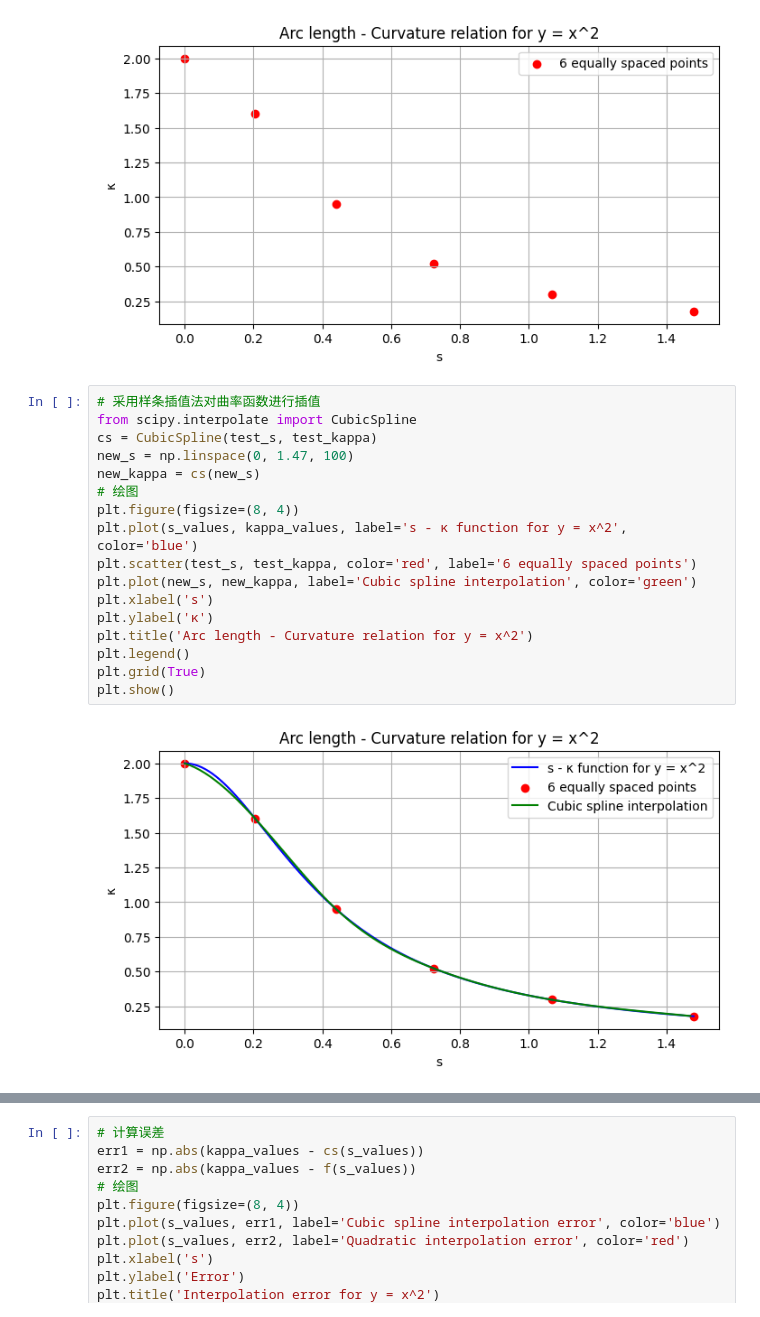
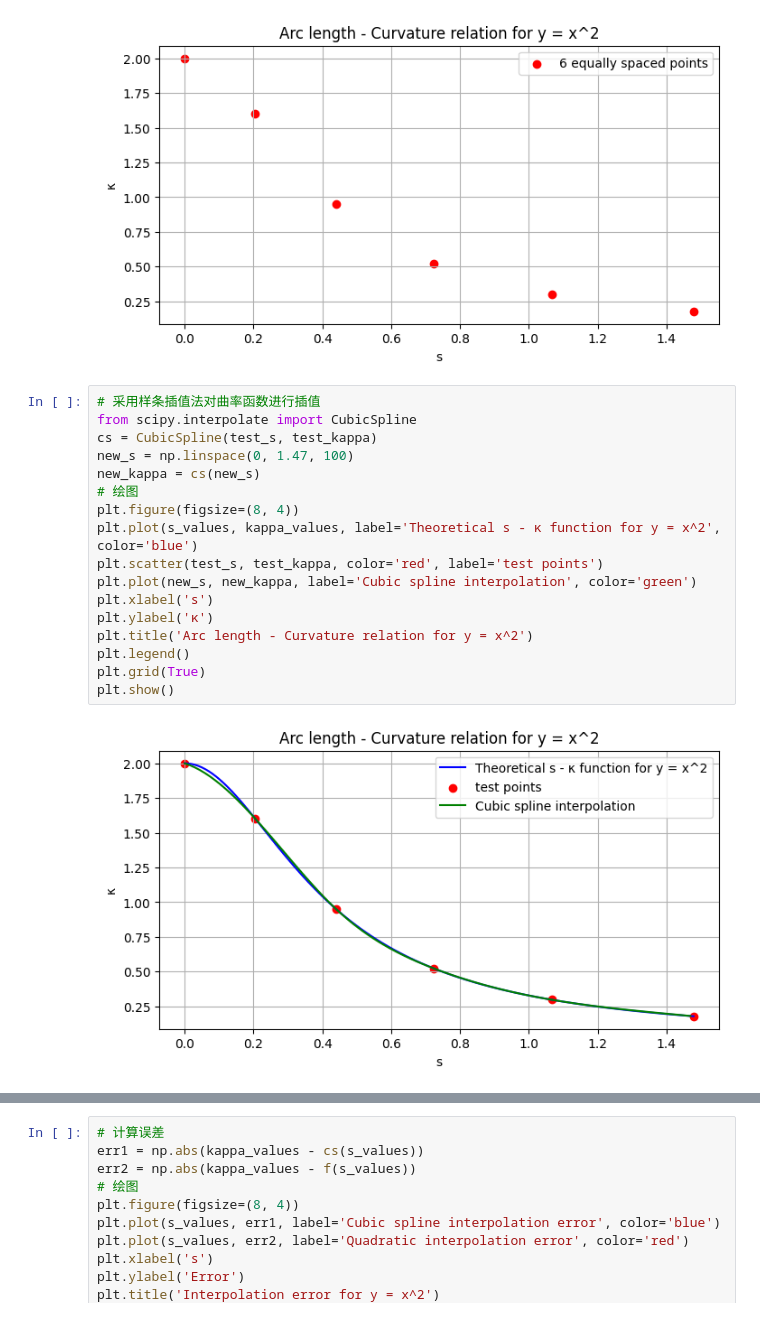
Before and after one commit to JesterHey/2024------, a Jupyter notebook: 插值方法的误差对比.ipynb, the cells around one changed output, grey strips where cells are left out. Cells and saved outputs as stored; diff of their text form.

```diff
--- a/插值方法的误差对比.ipynb
+++ b/插值方法的误差对比.ipynb
@@ -79,22 +79,22 @@ plt.show()
 # %%
 # 采用样条插值法对曲率函数进行插值
 from scipy.interpolate import CubicSpline
 cs = CubicSpline(test_s, test_kappa)
 new_s = np.linspace(0, 1.47, 100)
 new_kappa = cs(new_s)
 # 绘图
 plt.figure(figsize=(8, 4))
-plt.plot(s_values, kappa_values, label='s - κ function for y = x^2', color='blue')
-plt.scatter(test_s, test_kappa, color='red', label='6 equally spaced points')
+plt.plot(s_values, kappa_values, label='Theoretical s - κ function for y = x^2', color='blue')
+plt.scatter(test_s, test_kappa, color='red', label='test points')
 plt.plot(new_s, new_kappa, label='Cubic spline interpolation', color='green')
 plt.xlabel('s')
 plt.ylabel('κ')
 plt.title('Arc length - Curvature relation for y = x^2')
 plt.legend()
 plt.grid(True)
 plt.show()
 # %% [output]
-[figure, old version]
+[figure, new version]
 # %%
 # 多项式插值
 from scipy.interpolate import interp1d
```
Also changed, not shown: parts of 1 cell of this notebook.
